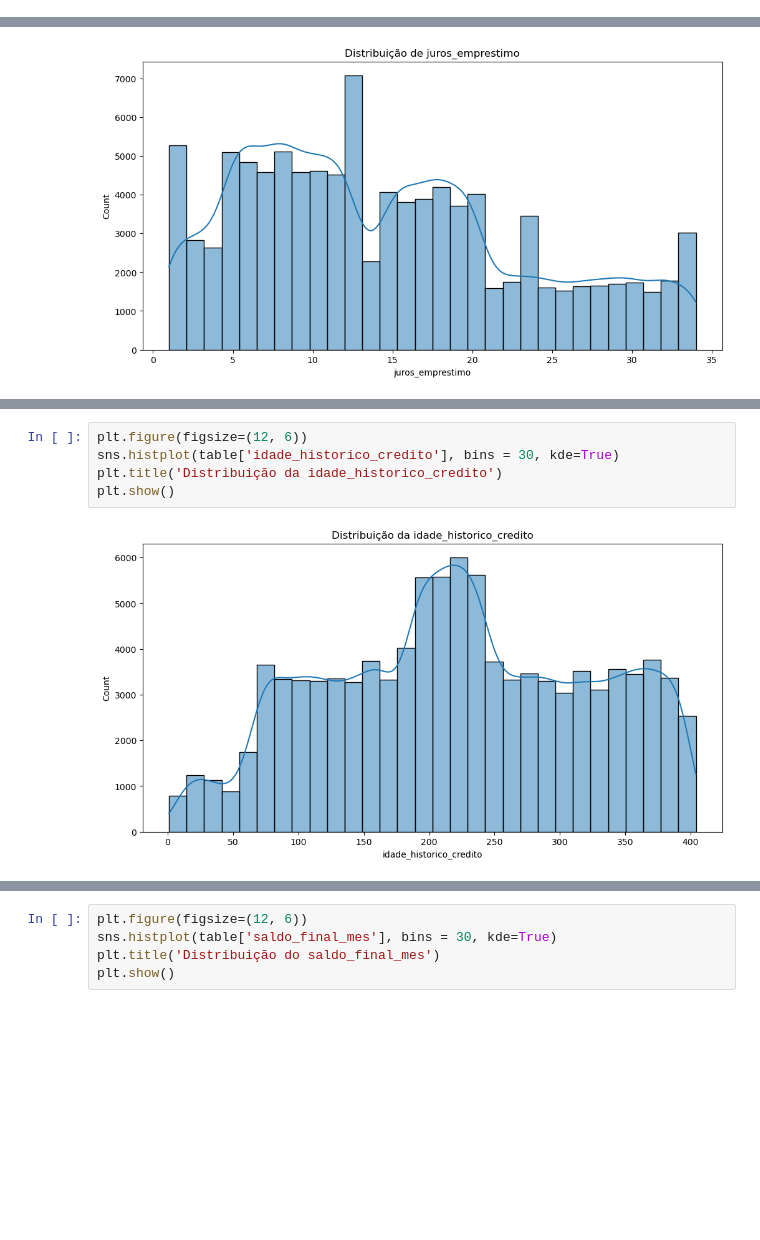
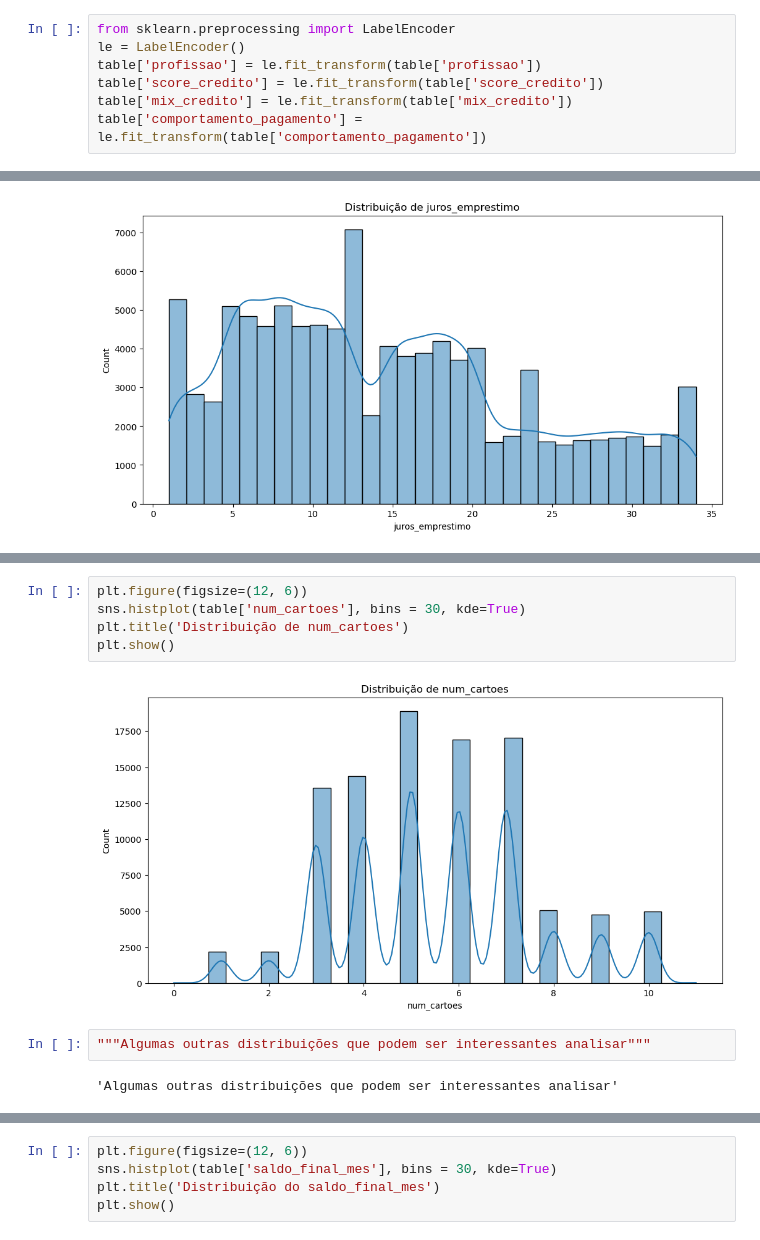
Before and after one commit to Haell39/Analise-Credito, a Jupyter notebook: main.ipynb, the cells around one changed output, grey strips where cells are left out. Drawn from its saved outputs; the diff is of its cells as text; blank space fills up the shorter version.

```diff
--- a/main.ipynb
+++ b/main.ipynb
@@ -176,3 +187,10 @@ Data columns (total 25 columns):
 dtypes: float64(14), int32(3), int64(7), object(1)
 memory usage: 17.9+ MB
 None
+# %%
+from sklearn.preprocessing import LabelEncoder
+le = LabelEncoder()
+table['profissao'] = le.fit_transform(table['profissao'])
+table['score_credito'] = le.fit_transform(table['score_credito'])
+table['mix_credito'] = le.fit_transform(table['mix_credito'])
+table['comportamento_pagamento'] = le.fit_transform(table['comportamento_pagamento'])
@@ -313,7 +409,11 @@ plt.show()
 # %%
 plt.figure(figsize=(12, 6))
-sns.histplot(table['idade_historico_credito'], bins = 30, kde=True)
-plt.title('Distribuição da idade_historico_credito')
+sns.histplot(table['num_cartoes'], bins = 30, kde=True)
+plt.title('Distribuição de num_cartoes')
 plt.show()
 # %% [output]
-[figure, old version]
+[figure, new version]
+# %%
+"""Algumas outras distribuições que podem ser interessantes analisar"""
+# %% [output]
+'Algumas outras distribuições que podem ser interessantes analisar'
```
Also changed, not shown: parts of 31 cells of this notebook.
